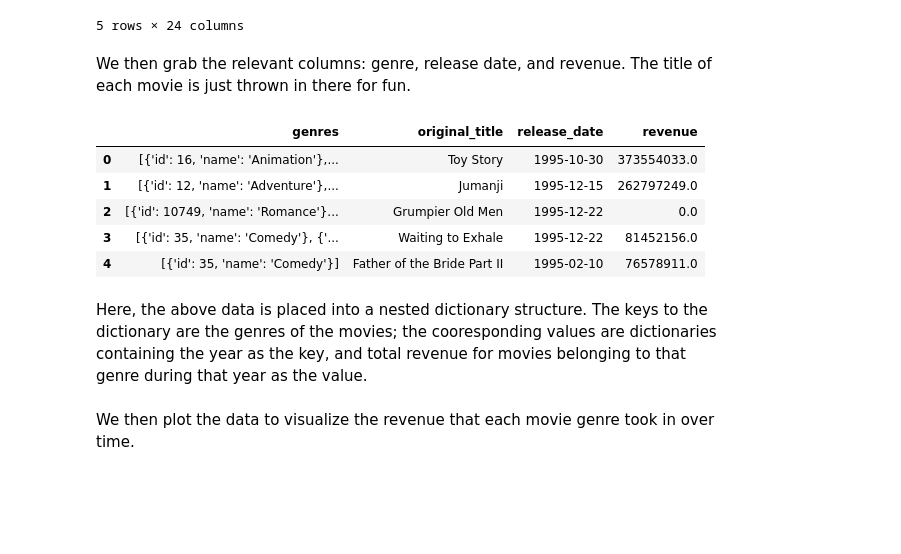
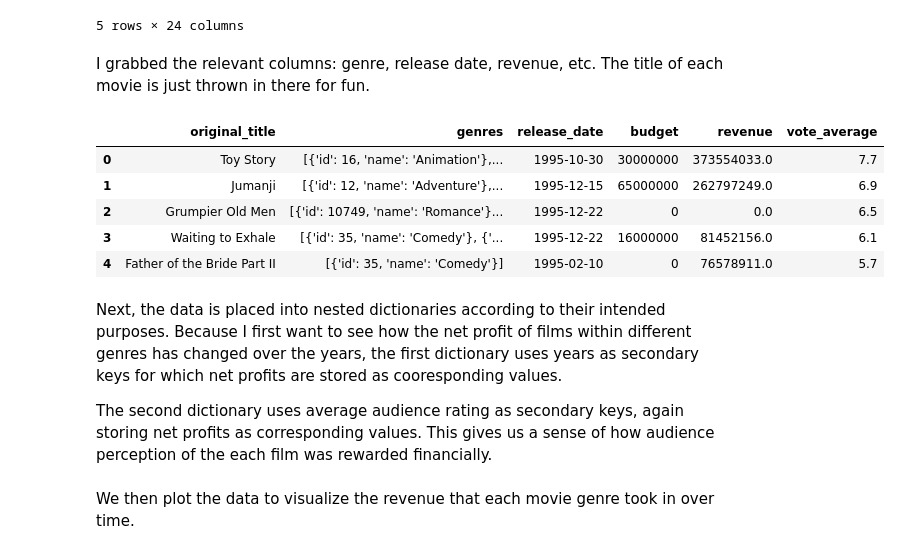
Before and after one commit to bbrisket/movie_data, a Jupyter notebook: movie_revenue_data.ipynb, the cells around one changed output. Drawn from its saved outputs; the diff is of its cells as text; code cells hidden in the pictures; blank space fills up the shorter version.

```diff
--- a/movie_revenue_data.ipynb
+++ b/movie_revenue_data.ipynb
@@ -19,17 +20,19 @@ df.head()
 | 4 | False | {'id': 96871, 'name': 'Father of ... | 0 | [{'id': 35, 'name': 'Comedy'}] | NaN | 11862 | tt0113041 | en | ... |
 5 rows × 24 columns
 # %% [markdown]
-We then grab the relevant columns: genre, release date, and revenue. The title of each movie is just thrown in there for fun.
+I grabbed the relevant columns: genre, release date, revenue, etc. The title of each movie is just thrown in there for fun.
 # %%
-data = df[["genres", "original_title", "release_date", "revenue"]]
+data = df[["original_title", "genres", "release_date", "budget", "revenue", "vote_average"]]
 data.head()
 # %% [output]
-|  | genres | original_title | release_date | revenue |
-| 0 | [{'id': 16, 'name': 'Animation'},... | Toy Story | 1995-10-30 | 373554033.0 |
-| 1 | [{'id': 12, 'name': 'Adventure'},... | Jumanji | 1995-12-15 | 262797249.0 |
-| 2 | [{'id': 10749, 'name': 'Romance'}... | Grumpier Old Men | 1995-12-22 | 0.0 |
-| 3 | [{'id': 35, 'name': 'Comedy'}, {'... | Waiting to Exhale | 1995-12-22 | 81452156.0 |
-| 4 | [{'id': 35, 'name': 'Comedy'}] | Father of the Bride Part II | 1995-02-10 | 76578911.0 |
+|  | original_title | genres | release_date | budget | revenue | vote_average |
+| 0 | Toy Story | [{'id': 16, 'name': 'Animation'},... | 1995-10-30 | 30000000 | 373554033.0 | 7.7 |
+| 1 | Jumanji | [{'id': 12, 'name': 'Adventure'},... | 1995-12-15 | 65000000 | 262797249.0 | 6.9 |
+| 2 | Grumpier Old Men | [{'id': 10749, 'name': 'Romance'}... | 1995-12-22 | 0 | 0.0 | 6.5 |
+| 3 | Waiting to Exhale | [{'id': 35, 'name': 'Comedy'}, {'... | 1995-12-22 | 16000000 | 81452156.0 | 6.1 |
+| 4 | Father of the Bride Part II | [{'id': 35, 'name': 'Comedy'}] | 1995-02-10 | 0 | 76578911.0 | 5.7 |
-# %% [markdown]
-Here, the above data is placed into a nested dictionary structure. The keys to the dictionary are the genres of the movies; the cooresponding values are dictionaries containing the year as the key, and total revenue for movies belonging to that genre during that year as the value.
+# %% [markdown]
+Next, the data is placed into nested dictionaries according to their intended purposes. Because I first want to see how the net profit of films within different genres has changed over the years, the first dictionary uses years as secondary keys for which net profits are stored as cooresponding values.
+
+The second dictionary uses average audience rating as secondary keys, again storing net profits as corresponding values. This gives us a sense of how audience perception of the each film was rewarded financially.
 # %%
```
Also changed, not shown: parts of 6 cells of this notebook.
